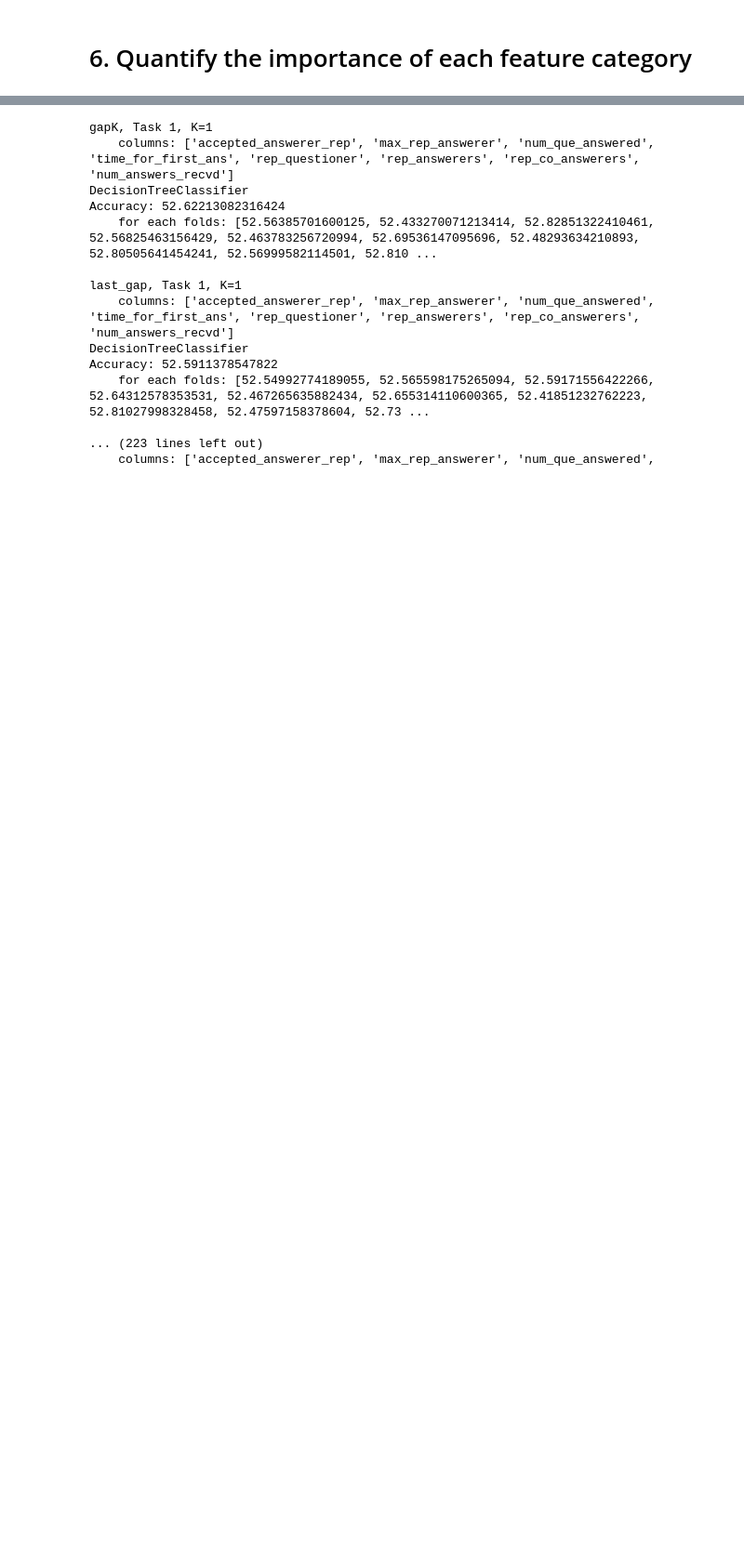
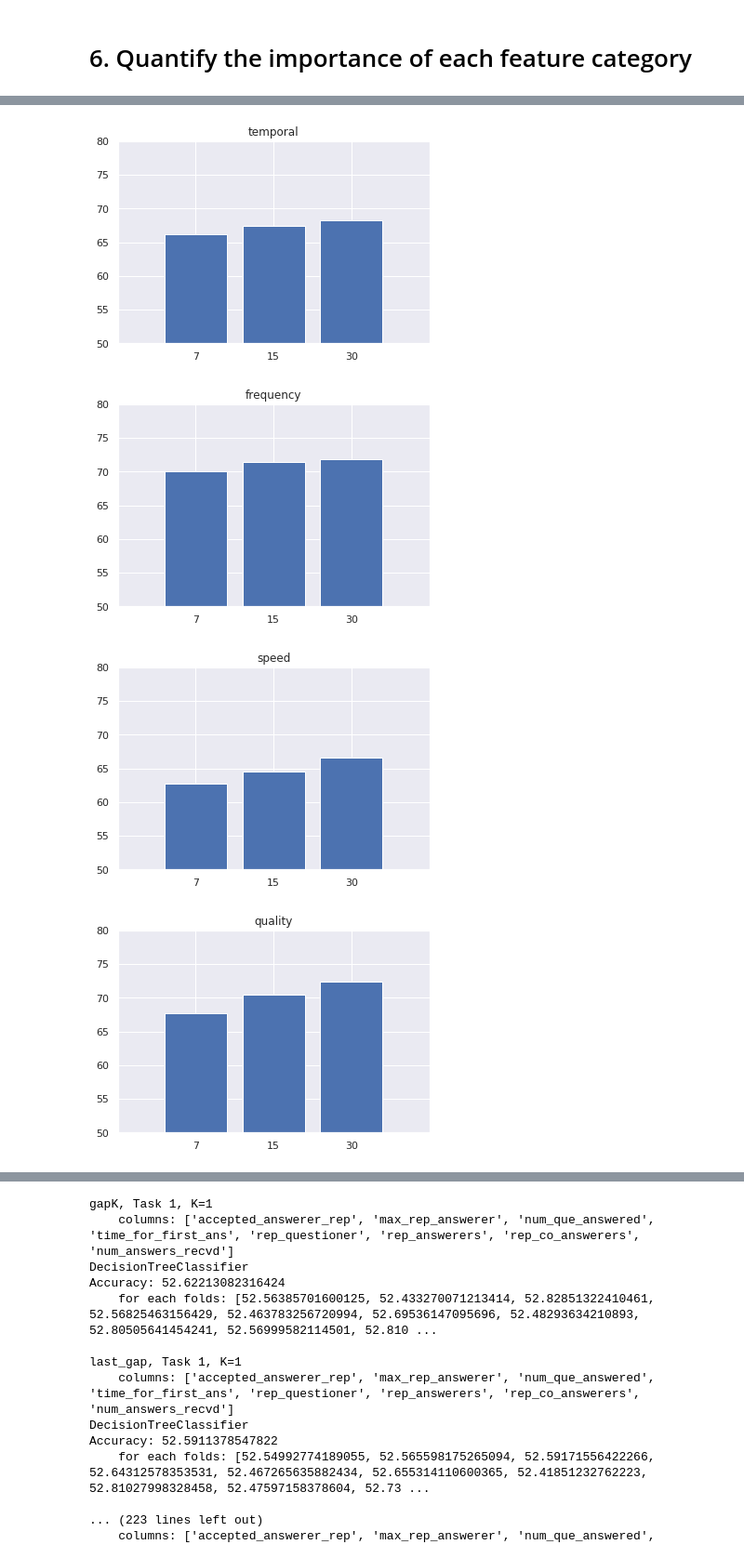
Before and after one commit to drevispas/dummy, a Jupyter notebook: churn-lab03.ipynb, the cells around one changed output, grey strips where cells are left out. Shown at 93% size. Cells and saved outputs as stored; diff of their text form; code cells hidden in the pictures; blank space fills up the shorter version.

```diff
--- a/churn-lab03.ipynb
+++ b/churn-lab03.ipynb
@@ -2255,0 +2496,18 @@ for title, predictions in task2_accuracy_of_category.items():
+# %%
+### Category Analysis - Task 2 ###
+model = SVC_rbf
+print(model.__name__)
+task2_accuracy_of_category_svm_rbf = {}
+for name, feature_list in analysis_feature_names.items():
+    accuracy_of_category = []
+    for T in list_of_T:
+        train_features = [feat for feat in feature_list if feat in features_of_task2[T].columns]
+        if len(train_features) == 0:
+            continue
+        print('{}, Task 2, T={}, columns: {}'.format(name, T, train_features))
+        acc_list = learn_model(features_of_task2[T], train_features)
+        mean_acc = np.mean(acc_list)
+        accuracy_of_category.append(mean_acc)
+        print('  Accuracy: {} from {}'.format(mean_acc, acc_list))
+
+    task2_accuracy_of_category_svm_rbf[name] = accuracy_of_category
@@ -2255,0 +2532,19 @@ for title, predictions in task2_accuracy_of_category.items():
+# %%
+# Bar Chart
+for title, predictions in task2_accuracy_of_category_svm_rbf.items():
+    if len(predictions) == 0:
+        continue
+    n_groups = len(list_of_T)
+    index = np.arange(n_groups)
+
+    plt.bar(index, predictions, tick_label=list_of_T, align='center')
+
+    plt.title(title)
+    plt.xlim(-1, n_groups)
+    plt.ylim(50, 80)
+    plt.show()
+# %% [output]
+[figure, added]
+[figure, added]
+[figure, added]
+[figure, added]
```
Also changed, not shown: parts of 46 cells of this notebook.
